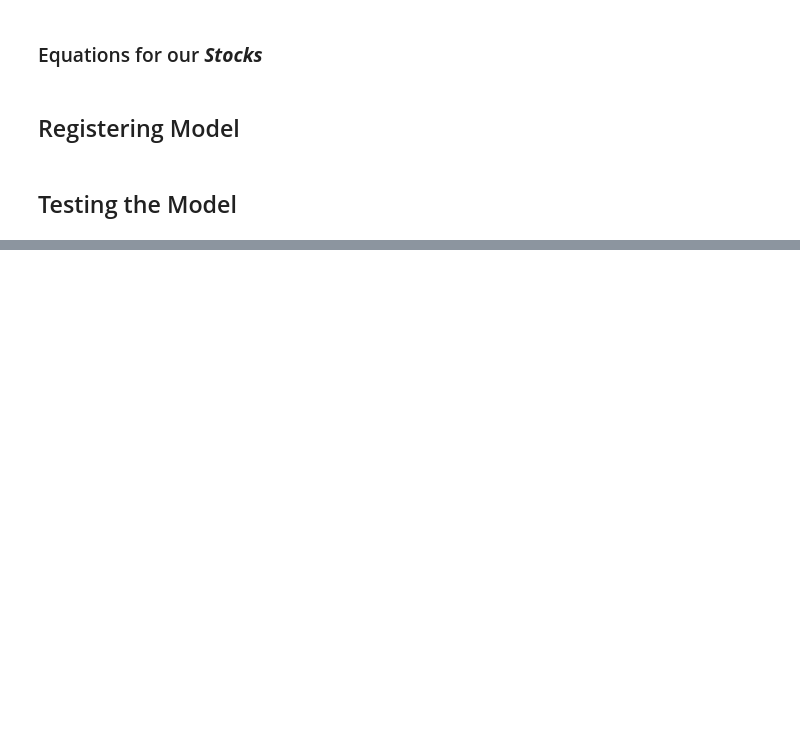
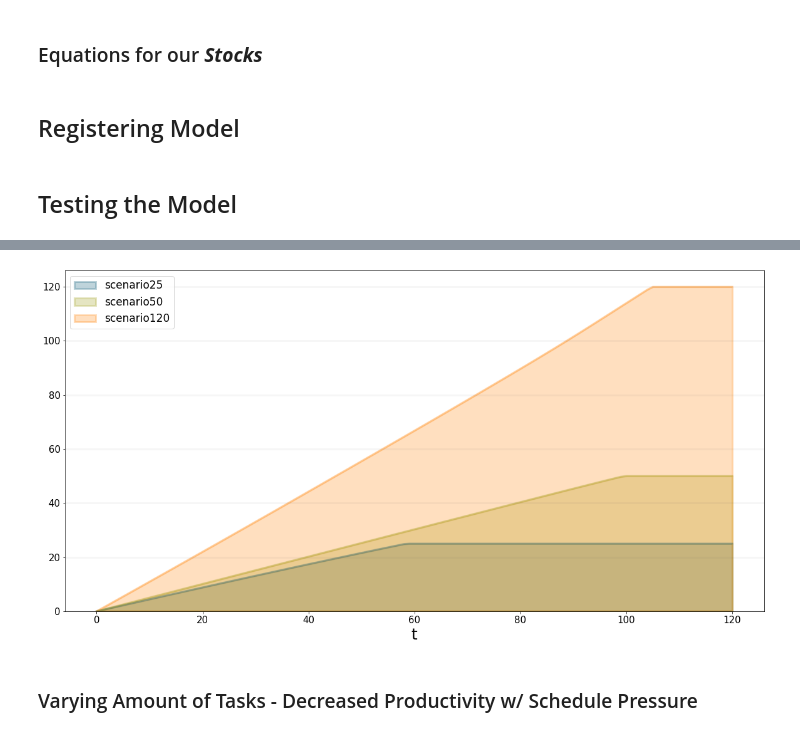
Before and after one commit to sammydowds/self_study, a Jupyter notebook: jupyter_notebooks/System Dynamics & Project Management.ipynb, the cells around one changed output, grey strips where cells are left out. Saved outputs shown, nothing was run; the diff lists cells and outputs as text; code cells hidden in the pictures; blank space fills up the shorter version.

```diff
--- a/jupyter_notebooks/System Dynamics & Project Management.ipynb
+++ b/jupyter_notebooks/System Dynamics & Project Management.ipynb
@@ -131,0 +204,16 @@ closedTasks(120)
+# %%
+bptk.plot_scenarios(
+    scenarios="scenario25,scenario50,scenario120",
+    scenario_managers="smSimpleProjectManagementDSL",
+    equations="closedTasks",
+    series_names={
+        "smSimpleProjectManagementDSL_scenario25_closedTasks":"scenario25",
+        "smSimpleProjectManagementDSL_scenario50_closedTasks":"scenario50",
+        "smSimpleProjectManagementDSL_scenario120_closedTasks":"scenario120",
+    }
+
+)
+# %% [output]
+[figure, added]
+# %% [markdown]
+### Varying Amount of Tasks - Decreased Productivity w/ Schedule Pressure
```
Also changed, not shown: parts of 52 cells of this notebook.
